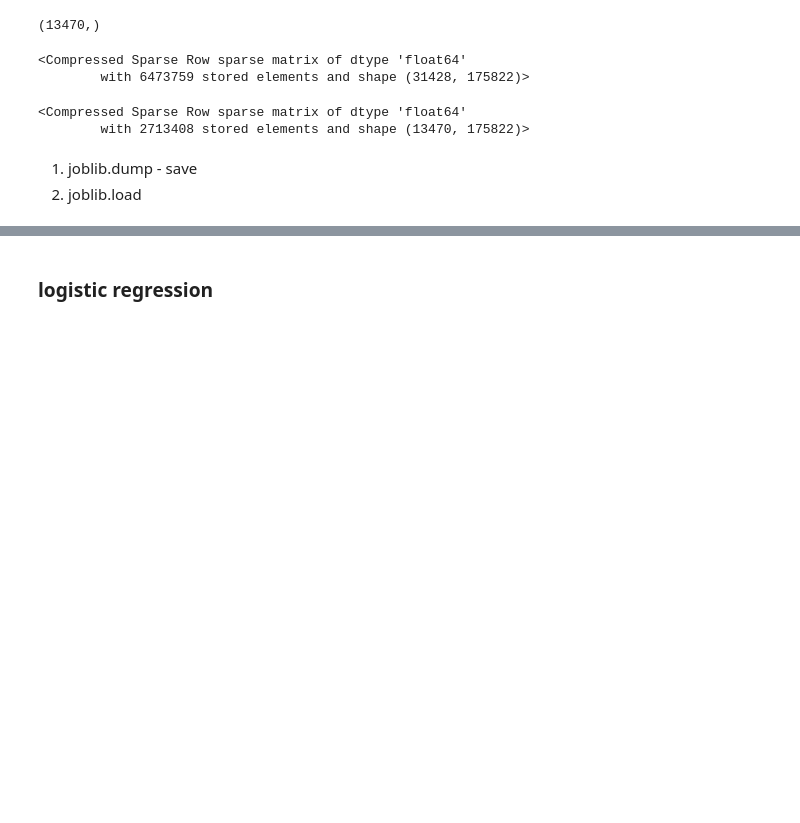
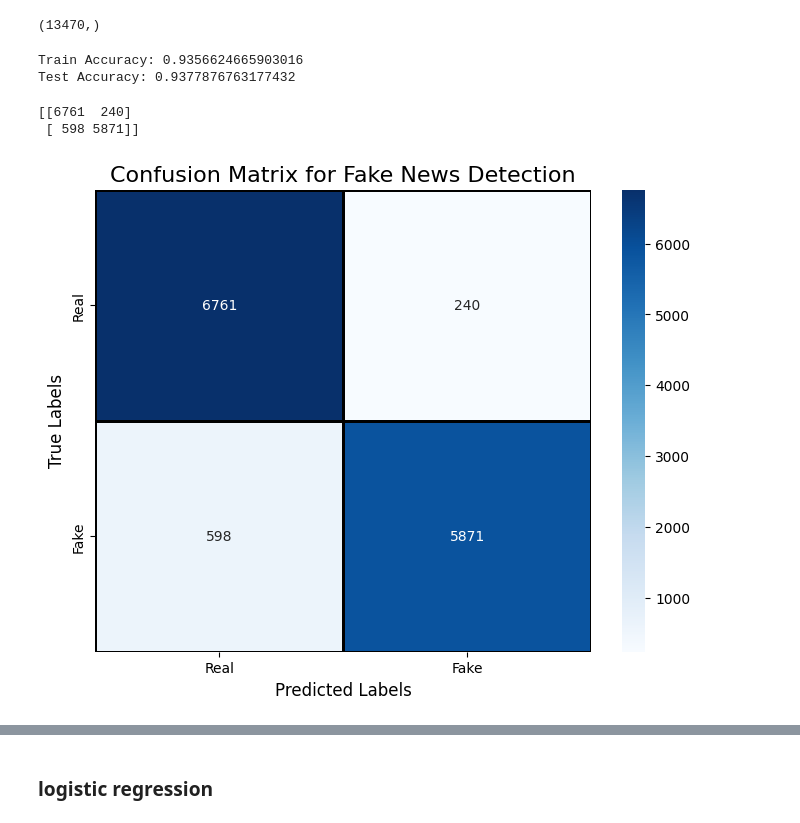
Before and after one commit to Anjan580/Fake_News_Detection_by_using-_logisticRegression, a Jupyter notebook: 7th sem project fake news detection.ipynb, the cells around one changed output, grey strips where cells are left out. Saved outputs shown, nothing was run; the diff lists cells and outputs as text; code cells hidden in the pictures; blank space fills up the shorter version.

```diff
--- a/7th sem project fake news detection.ipynb
+++ b/7th sem project fake news detection.ipynb
@@ -213,18 +279,8 @@ x_test.shape
 # %% [output]
 (13470,)
 # %%
-vectorization = TfidfVectorizer()
+vectorization = TfidfVectorizer(max_features=10000)
 # %%
 xv_train = vectorization.fit_transform(x_train)
 # %%
 xv_test = vectorization.transform(x_test)
-# %%
-xv_train
-# %% [output]
-<Compressed Sparse Row sparse matrix of dtype 'float64'
-        with 6473759 stored elements and shape (31428, 175822)>
-# %%
-xv_test
-# %% [output]
-<Compressed Sparse Row sparse matrix of dtype 'float64'
-        with 2713408 stored elements and shape (13470, 175822)>
@@ -233,3 +287,34 @@ import joblib
-# %% [markdown]
-1. joblib.dump - save
-2. joblib.load
+# %%
+model = LogisticRegressionSparse(lr=0.1, epochs=1000)
+model.fit(xv_train, y_train)
+
+y_pred_train = model.predict(xv_train)
+y_pred_test = model.predict(xv_test)
+
+# Accuracy
+accuracy = lambda y_true, y_pred: np.mean(y_true == y_pred)
+print("Train Accuracy:", accuracy(y_train, y_pred_train))
+print("Test Accuracy:", accuracy(y_test, y_pred_test))
+# %% [output]
+Train Accuracy: 0.9356624665903016
+Test Accuracy: 0.9377876763177432
+# %%
+cm3 = confusion_matrix(y_test, y_pred_test)
+print(cm3)
+# Generate confusion matrix
+class_names = ['Real', 'Fake']  # Change as per your class labels
+
+plt.figure(figsize=(8,6))
+sns.heatmap(cm3, annot=True, fmt='g', cmap='Blues', linewidths=1, linecolor='black',
+            xticklabels=class_names, yticklabels=class_names, cbar=True)
+
+plt.title('Confusion Matrix for Fake News Detection', fontsize=16)
+plt.xlabel('Predicted Labels', fontsize=12)
+plt.ylabel('True Labels', fontsize=12)
+plt.xticks(fontsize=10)
+plt.yticks(fontsize=10)
+plt.show()
+# %% [output]
+[[6761  240]
+ [ 598 5871]]
+[figure, added]
```
Also changed, not shown: parts of 50 cells of this notebook, 10 other files.
